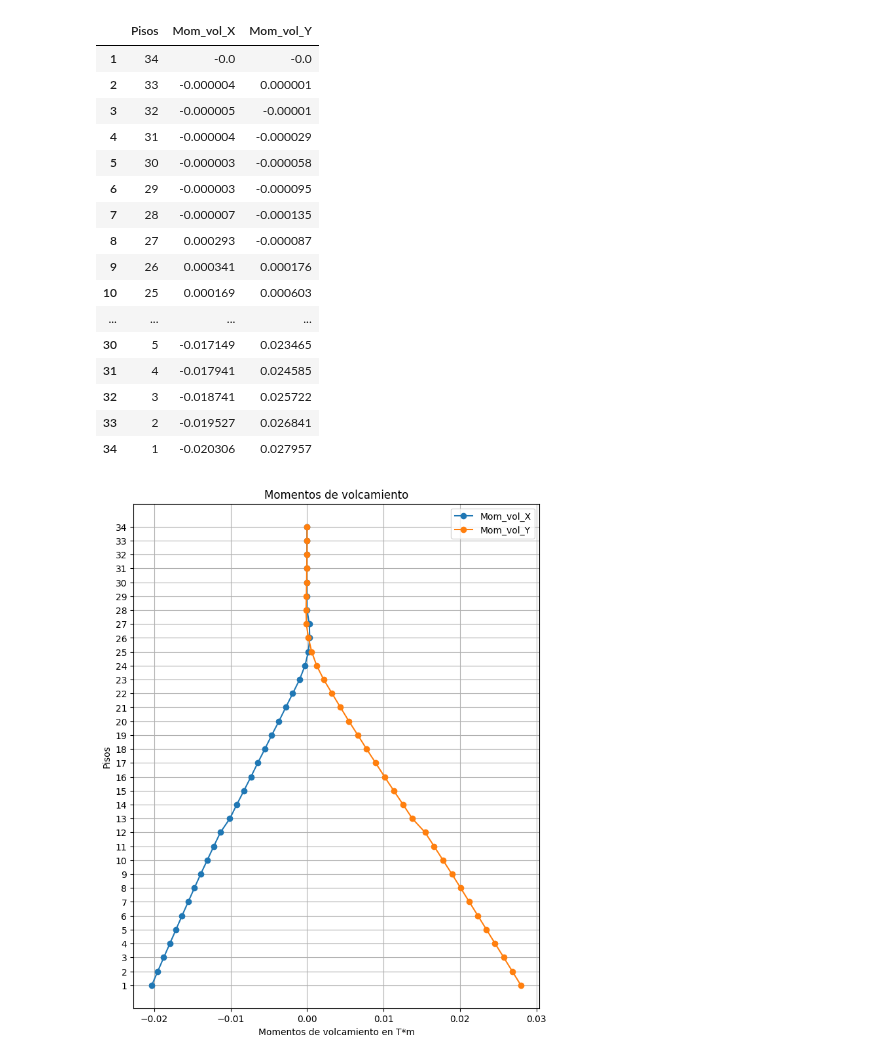
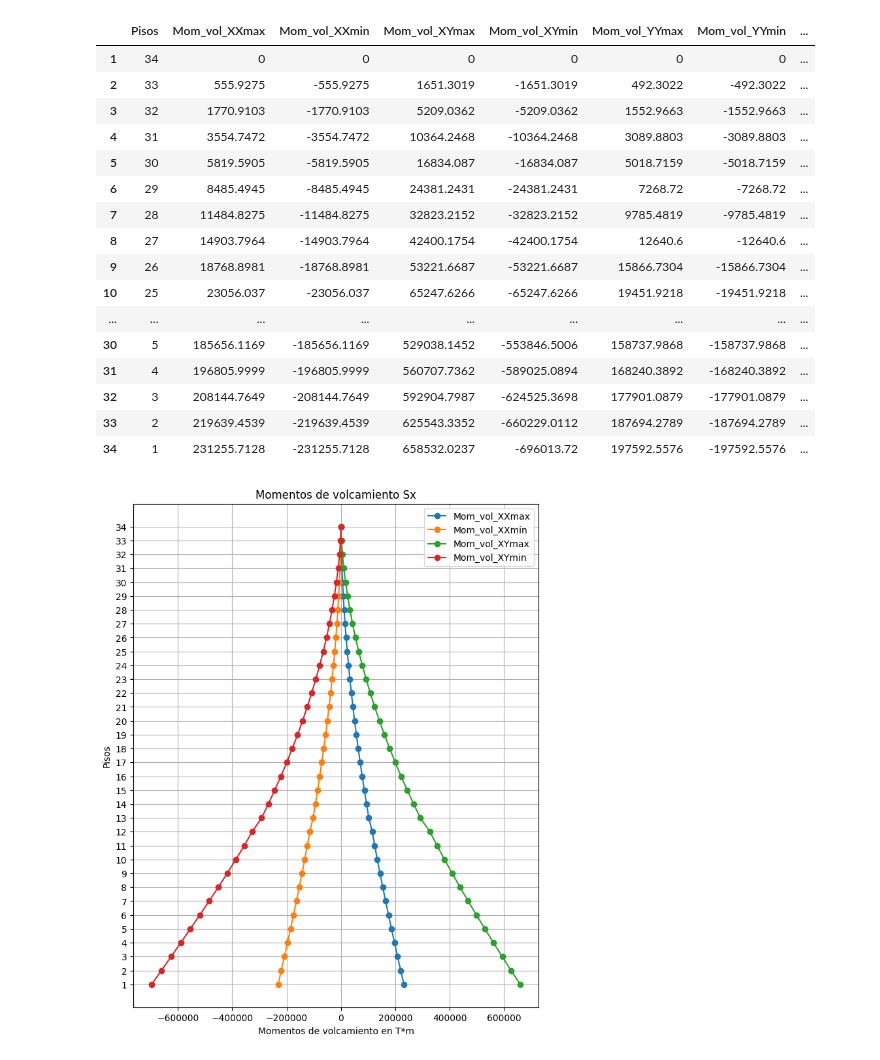
Before and after one commit to NicoJat/Main-codes, a Jupyter notebook: Diseño_Sismoresistente/Graficadores_ETABS/Graficadores/Momentos_volcamiento.ipynb, the cells around one changed output. Saved outputs shown, nothing was run; the diff lists cells and outputs as text; code cells hidden in the pictures.

```diff
--- a/Diseño_Sismoresistente/Graficadores_ETABS/Graficadores/Momentos_volcamiento.ipynb
+++ b/Diseño_Sismoresistente/Graficadores_ETABS/Graficadores/Momentos_volcamiento.ipynb
@@ -4,57 +4,72 @@ import numpy as np
 import matplotlib.pyplot as plt
 
 # Load the Excel file into a DataFrame
-file_path_X = '../Resultados_Excel/Momentos_volcamiento_X.xlsx'  # Replace with your file path
-file_path_Y = '../Resultados_Excel/Momentos_volcamiento_Y.xlsx'  # Replace with your file path
+file_path_X = '../Resultados_ExcelF/excel sismos/Momento Volcante X.xlsx'  # Replace with your file path
+file_path_Y = '../Resultados_ExcelF/excel sismos/Momento Volcante Y.xlsx'  # Replace with your file path
 sheet_name = 'Story Response'  # Replace with your sheet name if different
 
 # Load the data into a DataFrame
 data_X = pd.read_excel(file_path_X, sheet_name=sheet_name, header=1)
 data_Y = pd.read_excel(file_path_Y, sheet_name=sheet_name, header=1)
 
 # Assuming your data has 'Node' and 'Displacement' columns
 # Replace these column names with your actual column names
-Mom_vol_X = data_X['X-Dir']
-Mom_vol_Y = data_Y['Y-Dir']
+Mom_vol_XXmax = data_X['X-Dir']
+Mom_vol_XXmin = data_X['X-Dir Min']
+Mom_vol_XYmax = data_X['Y-Dir']
+Mom_vol_XYmin = data_X['Y-Dir Min']
+Mom_vol_YYmax = data_Y['Y-Dir']
+Mom_vol_YYmin = data_Y['Y-Dir Min']
+Mom_vol_YXmax = data_Y['X-Dir']
+Mom_vol_YXmin = data_Y['X-Dir Min']
+
 nodes = np.arange(34, 0, -1)
 nodes_str = [str(node) for node in nodes]
 
 data = {
     'Pisos': nodes_str,
-    'Mom_vol_X': Mom_vol_X[1:],
-    'Mom_vol_Y': Mom_vol_Y[1:]
+    'Mom_vol_XXmax': Mom_vol_XXmax[1:],
+    'Mom_vol_XXmin': Mom_vol_XXmin[1:],
+    'Mom_vol_XYmax': Mom_vol_XYmax[1:],
+    'Mom_vol_XYmin': Mom_vol_XYmin[1:],
+    'Mom_vol_YYmax': Mom_vol_YYmax[1:],
+    'Mom_vol_YYmin': Mom_vol_YYmin[1:],
+    'Mom_vol_YXmax': Mom_vol_YXmax[1:],
+    'Mom_vol_YXmin': Mom_vol_YXmin[1:]
 }
 
 df = pd.DataFrame(data)
 display(df)
 
 # Plotting
 plt.figure(figsize=(8, 10))
-plt.plot(Mom_vol_X[1:], nodes_str, marker='o', linestyle='-', label='Mom_vol_X')
-plt.plot(Mom_vol_Y[1:], nodes_str, marker='o', linestyle='-', label='Mom_vol_Y')
+plt.plot(Mom_vol_XXmax[1:], nodes_str, marker='o', linestyle='-', label='Mom_vol_XXmax')
+plt.plot(Mom_vol_XXmin[1:], nodes_str, marker='o', linestyle='-', label='Mom_vol_XXmin')
+plt.plot(Mom_vol_XYmax[1:], nodes_str, marker='o', linestyle='-', label='Mom_vol_XYmax')
+plt.plot(Mom_vol_XYmin[1:], nodes_str, marker='o', linestyle='-', label='Mom_vol_XYmin')
 plt.xlabel('Momentos de volcamiento en T*m')
 plt.ylabel('Pisos')
-plt.title('Momentos de volcamiento')
+plt.title('Momentos de volcamiento Sx')
 plt.legend()
 plt.grid(True)
 plt.gca().invert_yaxis()
 plt.show()
 # %% [output]
-|  | Pisos | Mom_vol_X | Mom_vol_Y |
-| 1 | 34 | -0.0 | -0.0 |
-| 2 | 33 | -0.000004 | 0.000001 |
-| 3 | 32 | -0.000005 | -0.00001 |
-| 4 | 31 | -0.000004 | -0.000029 |
-| 5 | 30 | -0.000003 | -0.000058 |
-| 6 | 29 | -0.000003 | -0.000095 |
-| 7 | 28 | -0.000007 | -0.000135 |
-| 8 | 27 | 0.000293 | -0.000087 |
-| 9 | 26 | 0.000341 | 0.000176 |
-| 10 | 25 | 0.000169 | 0.000603 |
-| ... | ... | ... | ... |
-| 30 | 5 | -0.017149 | 0.023465 |
-| 31 | 4 | -0.017941 | 0.024585 |
-| 32 | 3 | -0.018741 | 0.025722 |
-| 33 | 2 | -0.019527 | 0.026841 |
-| 34 | 1 | -0.020306 | 0.027957 |
+|  | Pisos | Mom_vol_XXmax | Mom_vol_XXmin | Mom_vol_XYmax | Mom_vol_XYmin | Mom_vol_YYmax | Mom_vol_YYmin | ... |
+| 1 | 34 | 0 | 0 | 0 | 0 | 0 | 0 | ... |
+| 2 | 33 | 555.9275 | -555.9275 | 1651.3019 | -1651.3019 | 492.3022 | -492.3022 | ... |
+| 3 | 32 | 1770.9103 | -1770.9103 | 5209.0362 | -5209.0362 | 1552.9663 | -1552.9663 | ... |
+| 4 | 31 | 3554.7472 | -3554.7472 | 10364.2468 | -10364.2468 | 3089.8803 | -3089.8803 | ... |
+| 5 | 30 | 5819.5905 | -5819.5905 | 16834.087 | -16834.087 | 5018.7159 | -5018.7159 | ... |
+| 6 | 29 | 8485.4945 | -8485.4945 | 24381.2431 | -24381.2431 | 7268.72 | -7268.72 | ... |
+| 7 | 28 | 11484.8275 | -11484.8275 | 32823.2152 | -32823.2152 | 9785.4819 | -9785.4819 | ... |
+| 8 | 27 | 14903.7964 | -14903.7964 | 42400.1754 | -42400.1754 | 12640.6 | -12640.6 | ... |
+| 9 | 26 | 18768.8981 | -18768.8981 | 53221.6687 | -53221.6687 | 15866.7304 | -15866.7304 | ... |
+| 10 | 25 | 23056.037 | -23056.037 | 65247.6266 | -65247.6266 | 19451.9218 | -19451.9218 | ... |
+| ... | ... | ... | ... | ... | ... | ... | ... | ... |
+| 30 | 5 | 185656.1169 | -185656.1169 | 529038.1452 | -553846.5006 | 158737.9868 | -158737.9868 | ... |
+| 31 | 4 | 196805.9999 | -196805.9999 | 560707.7362 | -589025.0894 | 168240.3892 | -168240.3892 | ... |
+| 32 | 3 | 208144.7649 | -208144.7649 | 592904.7987 | -624525.3698 | 177901.0879 | -177901.0879 | ... |
+| 33 | 2 | 219639.4539 | -219639.4539 | 625543.3352 | -660229.0112 | 187694.2789 | -187694.2789 | ... |
+| 34 | 1 | 231255.7128 | -231255.7128 | 658532.0237 | -696013.72 | 197592.5576 | -197592.5576 | ... |
-[figure, old version]
+[figure, new version]
```
Also changed, not shown: parts of 1 cell of this notebook, 39 other files.
